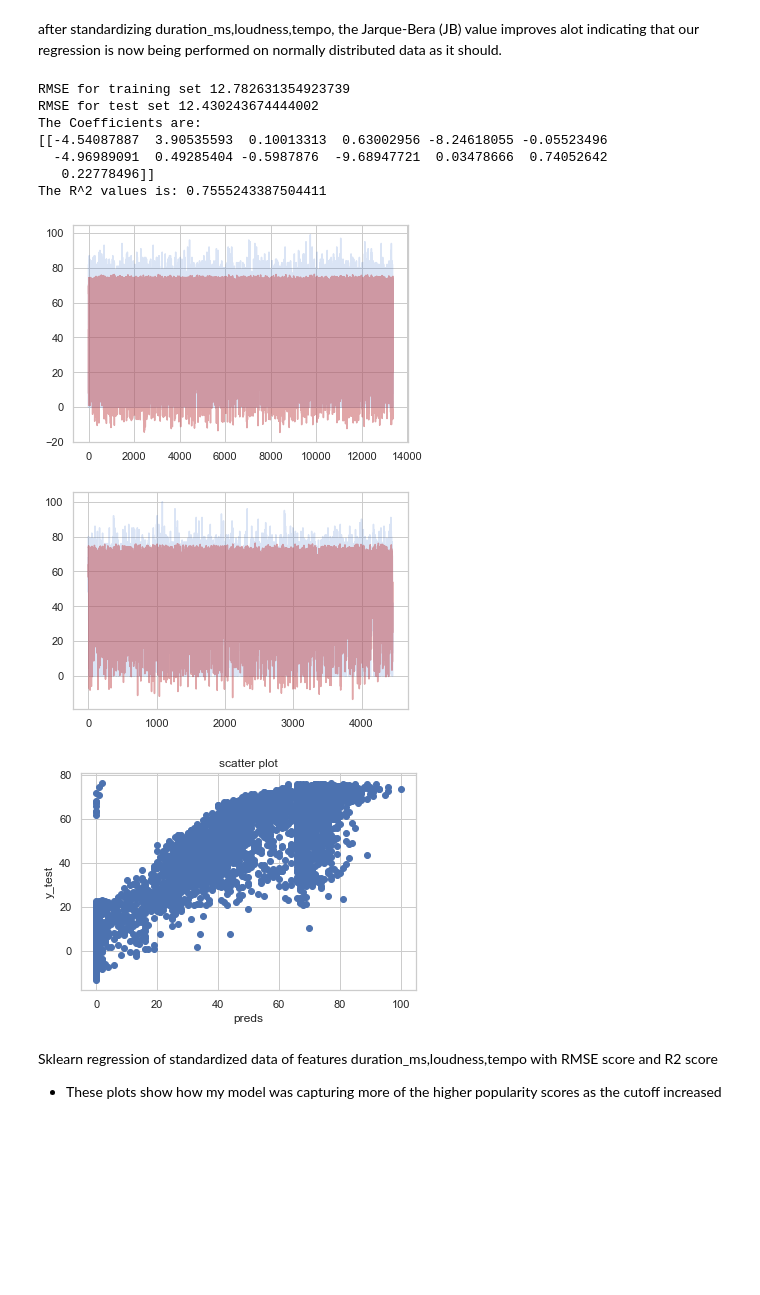
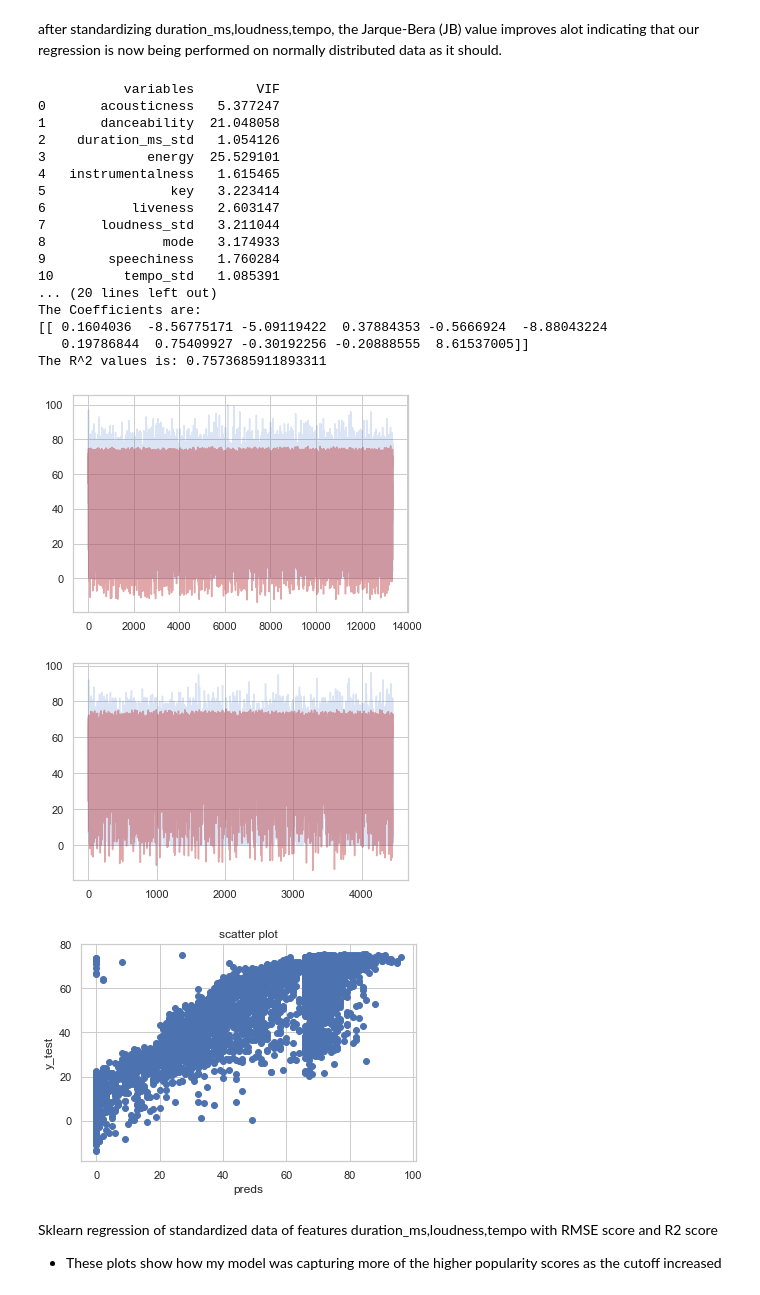
Before and after one commit to Tony363/Predicting-Spotify-Song-Popularity, a Jupyter notebook: spotify_data_analysis.ipynb, the cells around one changed output. Cells and saved outputs as stored; diff of their text form; code cells hidden in the pictures; blank space fills up the shorter version.

```diff
--- a/spotify_data_analysis.ipynb
+++ b/spotify_data_analysis.ipynb
@@ -1050,7 +1043,10 @@ def combine_vif(df,std=True):
         df_samples['duration_ms'] = scaled[:,3]
 
     # get variance inflation factors
-    vif = calc_vif(df_samples.drop(columns=['popularity','pop_bin'],axis=1))
+    vif = calc_vif(df_samples.drop(columns=['popularity','pop_bin'],axis=1)) \
+    if 'popularity' in df_samples.columns and 'pop_bin' in df_samples.columns \
+    else calc_vif(df_samples)
+
     vif_list = vif[vif.variables!='year']["VIF"].tolist()
     print(vif,"\n")
     cols_scanned = ()
@@ -1276,46 +1308,66 @@ def my_rmse(y_true, y_pred):
 # also incorporate train_test_split into this, and calculate and print RMSE
 def linear_regression_sklearn(df, show_plots=True):
     X, y = standardize_return_X_y(df)
+
+     # combining likely overlapping features
+    X = combine_vif(X,std=False)
+#     X.drop(columns='energy_danceability_combined',axis=1,inplace=True)
+#     X.drop(columns='year',axis=1,inplace=True)
+
+    # calculate variance inflation factor for
+    # possible multicollinearity issue
+    vif = calc_vif(X)
+    print("Variance Inflation Factor after combining features\n\n",vif,'\n')
 
     X_train, X_test, y_train, y_test = train_test_split(X, y, test_size=0.25)
 
     # Fit model using the training set
     linear = LinearRegression()
     linear.fit(X_train, y_train)
 
     # Call predict to get the predicted values for training and test set
     train_predicted = linear.predict(X_train)
     test_predicted = linear.predict(X_test)
 
     # Calculate RMSE for training and test set
     print('RMSE for training set {}'.format(my_rmse(y_train.values, train_predicted)))
     print('RMSE for test set {}'.format(my_rmse(y_test.values, test_predicted)))
     print('The Coefficients are:')
     print(linear.coef_)
     print('The R^2 values is: {}'.format(linear.score(X_train, y_train)))
 
     if show_plots == True:
         plt.plot(y_train.reset_index(drop=True), alpha=0.2)
         plt.plot(train_predicted, alpha=0.5, c='r')
         plt.show()
 
         plt.plot(y_test.reset_index(drop=True), alpha=0.2)
         plt.plot(test_predicted, alpha=0.5, c='r')
         plt.show()    # train test relationship plot
         Xy_scatter_plot(y_test,test_predicted)
 
 linear_regression_sklearn(df_split, show_plots=True)
 # %% [output]
-RMSE for training set 12.782631354923739
-RMSE for test set 12.430243674444002
+           variables        VIF
+0       acousticness   5.377247
+1       danceability  21.048058
+2    duration_ms_std   1.054126
+3             energy  25.529101
+4   instrumentalness   1.615465
+5                key   3.223414
+6           liveness   2.603147
+7       loudness_std   3.211044
+8               mode   3.174933
+9        speechiness   1.760284
+10         tempo_std   1.085391
+... (20 lines left out)
 The Coefficients are:
-[[-4.54087887  3.90535593  0.10013313  0.63002956 -8.24618055 -0.05523496
-  -4.96989091  0.49285404 -0.5987876  -9.68947721  0.03478666  0.74052642
-   0.22778496]]
-The R^2 values is: 0.7555243387504411
+[[ 0.1604036  -8.56775171 -5.09119422  0.37884353 -0.5666924  -8.88043224
+   0.19786844  0.75409927 -0.30192256 -0.20888555  8.61537005]]
+The R^2 values is: 0.7573685911893311
-[figure, old version]
+[figure, new version]
-[figure, old version]
+[figure, new version]
-[figure, old version]
+[figure, new version]
 # %% [markdown]
 Sklearn regression of standardized data of features duration_ms,loudness,tempo with RMSE score and R2 score
 - These plots show how my model was capturing more of the higher popularity scores as the cutoff increased
```
Also changed, not shown: parts of 17 cells of this notebook.
